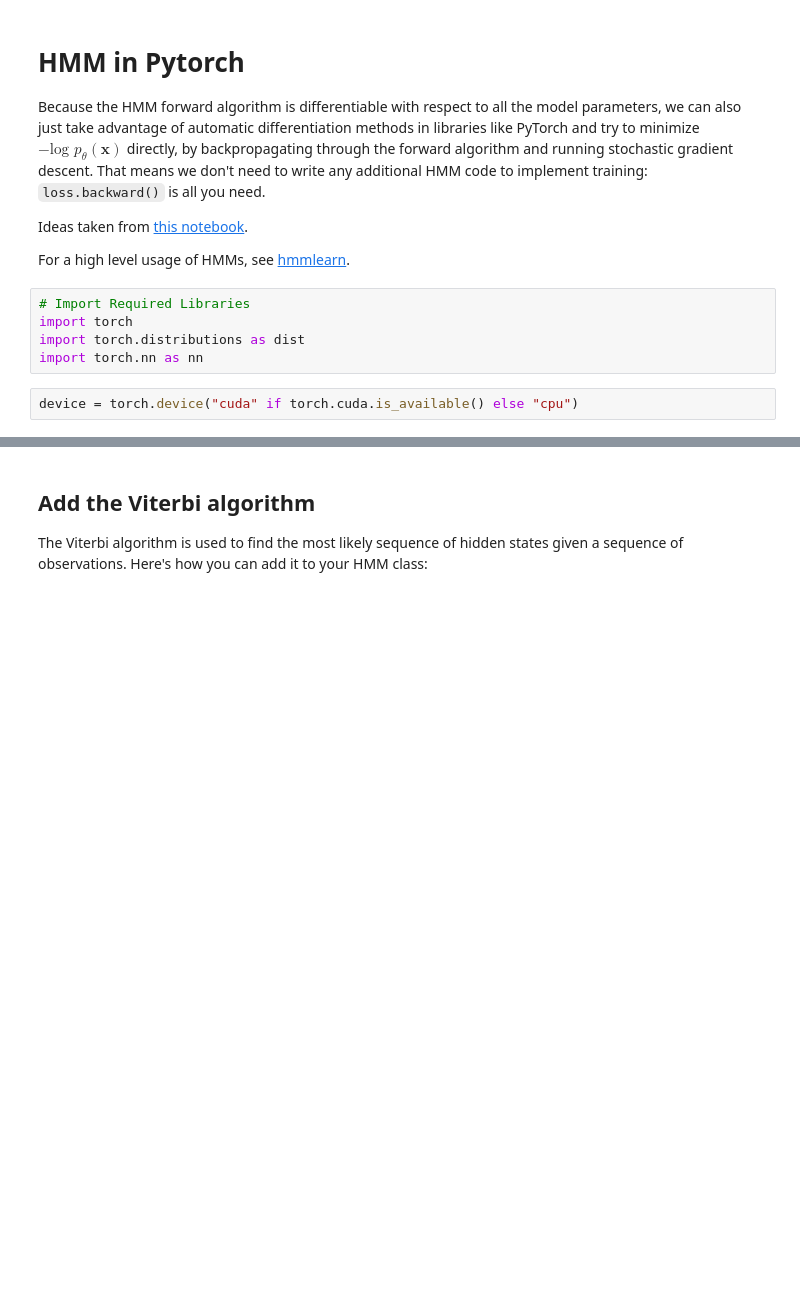
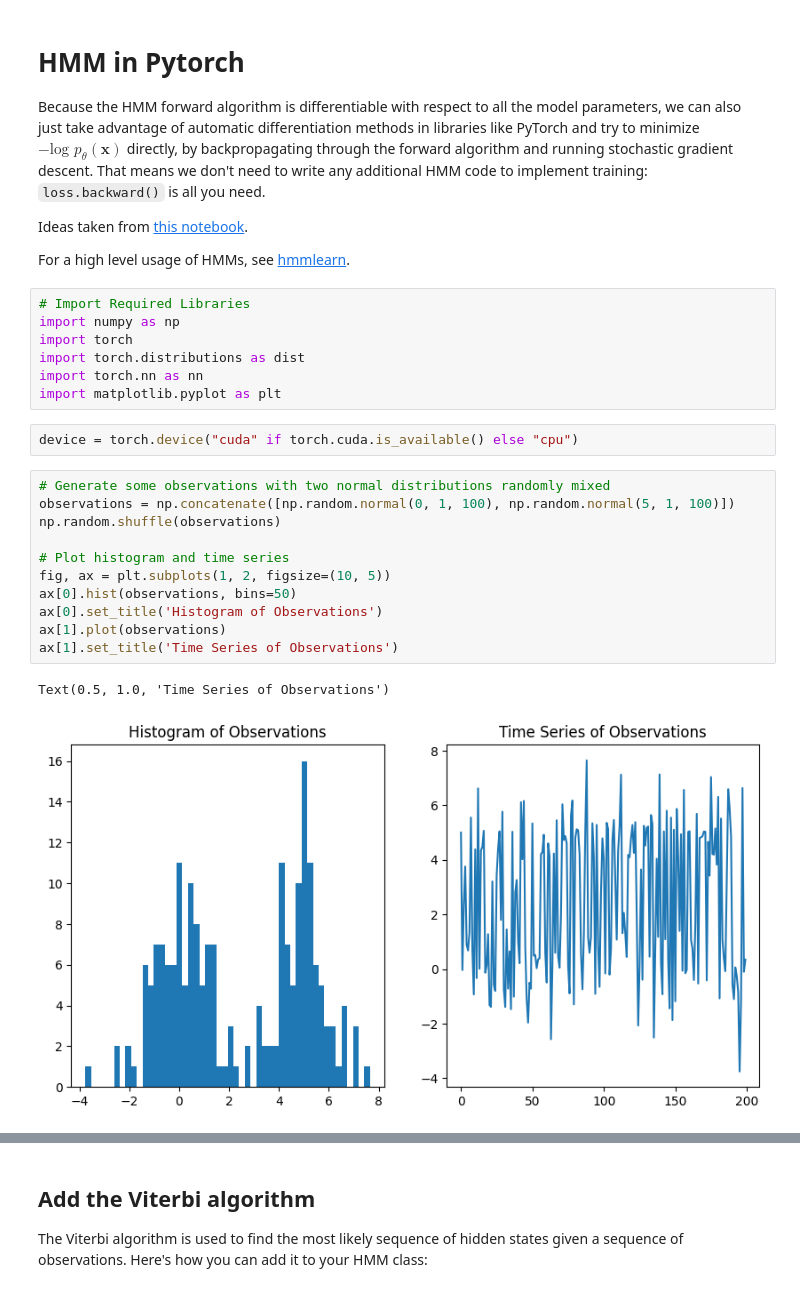
Before and after one commit to vrodriguezf/sertemp, a Jupyter notebook: nbs/unsupervised/hmms_pytorch.ipynb, the cells around one changed output, grey strips where cells are left out. Drawn from its saved outputs; the diff is of its cells as text; blank space fills up the shorter version.

```diff
--- a/nbs/unsupervised/hmms_pytorch.ipynb
+++ b/nbs/unsupervised/hmms_pytorch.ipynb
@@ -8,11 +8,27 @@ Ideas taken from [this notebook](https://colab.research.google.com/drive/1IUe9lf
 For a high level usage of HMMs, see [hmmlearn](https://hmmlearn.readthedocs.io/en/latest/#).
 # %%
 # Import Required Libraries
+import numpy as np
 import torch
 import torch.distributions as dist
 import torch.nn as nn
+import matplotlib.pyplot as plt
 # %%
 device = torch.device("cuda" if torch.cuda.is_available() else "cpu")
+# %%
+# Generate some observations with two normal distributions randomly mixed
+observations = np.concatenate([np.random.normal(0, 1, 100), np.random.normal(5, 1, 100)])
+np.random.shuffle(observations)
+
+# Plot histogram and time series
+fig, ax = plt.subplots(1, 2, figsize=(10, 5))
+ax[0].hist(observations, bins=50)
+ax[0].set_title('Histogram of Observations')
+ax[1].plot(observations)
+ax[1].set_title('Time Series of Observations')
+# %% [output]
+Text(0.5, 1.0, 'Time Series of Observations')
+[figure, added]
 # %%
 # Define the Hidden Markov Model
 class HMM(nn.Module):
```
Also changed, not shown: parts of 2 cells of this notebook, 2 other files.
